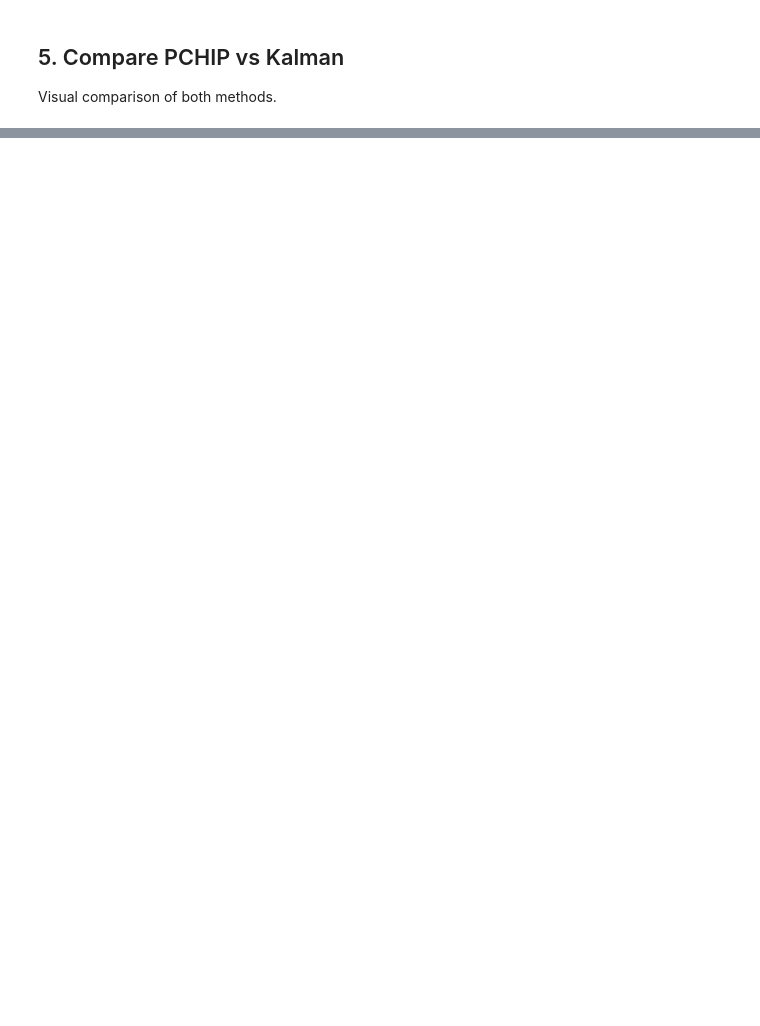
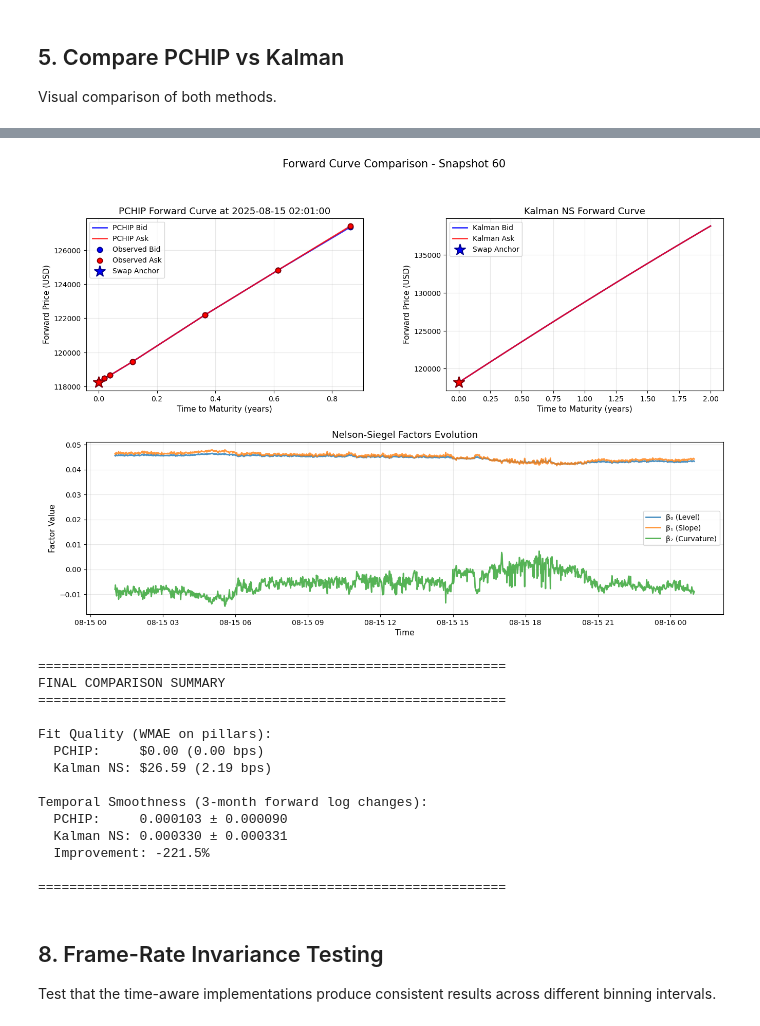
Before and after one commit to PascalAndreas/final-year-project, a Jupyter notebook: forwards_example.ipynb, the cells around one changed output, grey strips where cells are left out. Cells and saved outputs as stored; diff of their text form; code cells hidden in the pictures; blank space fills up the shorter version.

```diff
--- a/forwards_example.ipynb
+++ b/forwards_example.ipynb
@@ -257,0 +381,37 @@ print(f"  Kalman - Std of log changes: {kalman_changes.std():.6f}")
+# %%
+# Create a comprehensive comparison figure
+fig, axes = create_comparison_figure(df_pchip, df_kalman, snapshot_idx=60)
+plt.show()
+
+# Final statistics comparison
+print("="*60)
+print("FINAL COMPARISON SUMMARY")
+print("="*60)
+print(f"\nFit Quality (WMAE on pillars):")
+print(f"  PCHIP:     ${pchip_wmae:.2f} ({pchip_rel_wmae:.2f} bps)")
+print(f"  Kalman NS: ${kalman_wmae:.2f} ({kalman_rel_wmae:.2f} bps)")
+print(f"\nTemporal Smoothness (3-month forward log changes):")
+print(f"  PCHIP:     {stats['pchip_mean']:.6f} ± {stats['pchip_std']:.6f}")
+print(f"  Kalman NS: {stats['kalman_mean']:.6f} ± {stats['kalman_std']:.6f}")
+print(f"  Improvement: {(1 - stats['kalman_mean']/stats['pchip_mean'])*100:.1f}%")
+print("\n" + "="*60)
+# %% [output]
+[figure, added]
+============================================================
+FINAL COMPARISON SUMMARY
+============================================================
+
+Fit Quality (WMAE on pillars):
+  PCHIP:     $0.00 (0.00 bps)
+  Kalman NS: $26.59 (2.19 bps)
+
+Temporal Smoothness (3-month forward log changes):
+  PCHIP:     0.000103 ± 0.000090
+  Kalman NS: 0.000330 ± 0.000331
+  Improvement: -221.5%
+
+============================================================
+# %% [markdown]
+## 8. Frame-Rate Invariance Testing
+
+Test that the time-aware implementations produce consistent results across different binning intervals.
```
Also changed, not shown: parts of 11 cells of this notebook, 8 other files.
